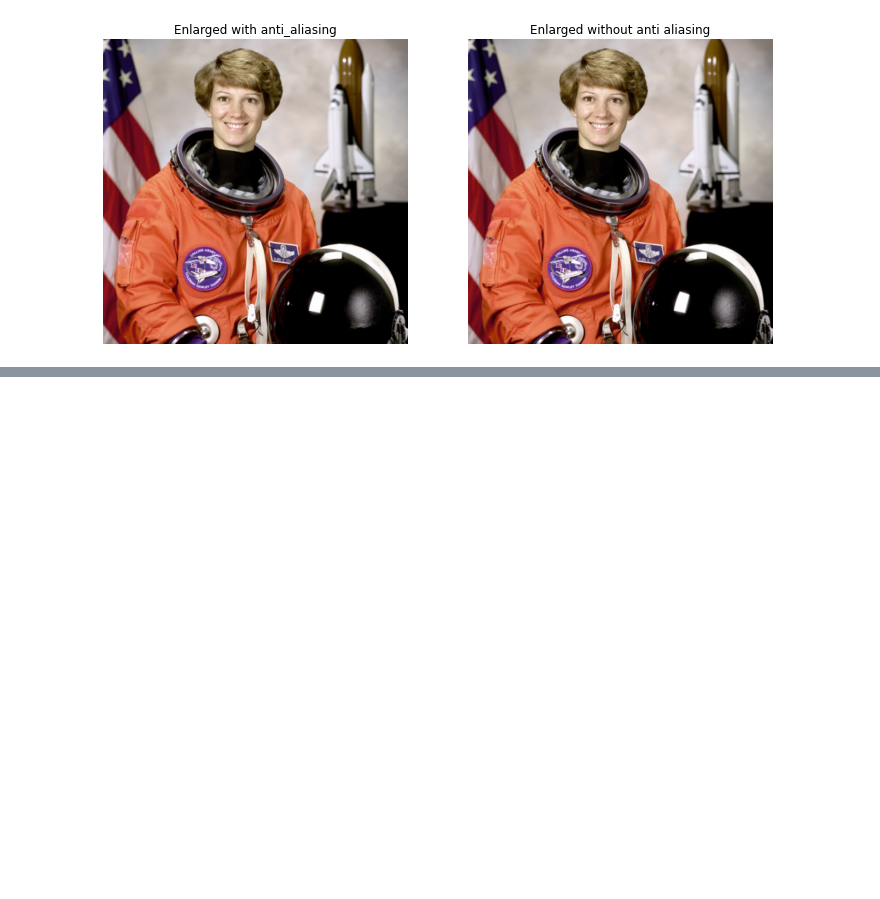
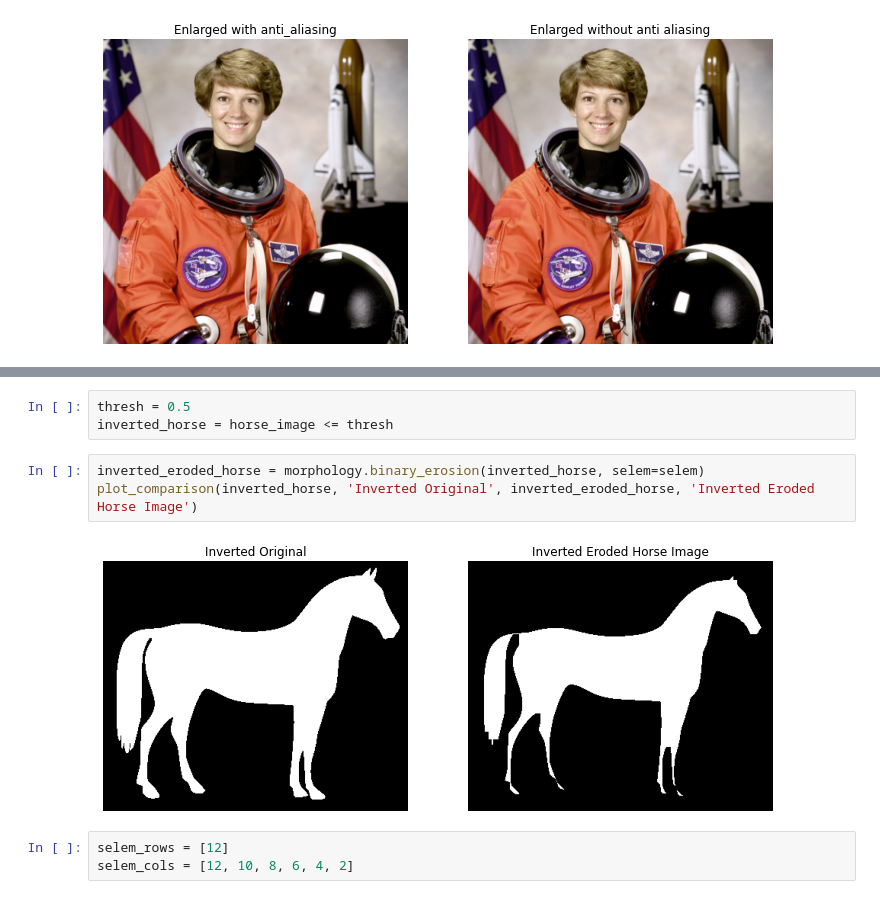
Before and after one commit to anmorgan24/Springboard, a Jupyter notebook: Notes/Image_Processing/Image_Processing_03.ipynb, the cells around one changed output, grey strips where cells are left out. Drawn from its saved outputs; the diff is of its cells as text; blank space fills up the shorter version.

```diff
--- a/Notes/Image_Processing/Image_Processing_03.ipynb
+++ b/Notes/Image_Processing/Image_Processing_03.ipynb
@@ -212,0 +312,11 @@ show_image(image_resized, 'Resized image')
+# %%
+thresh = 0.5
+inverted_horse = horse_image <= thresh
+# %%
+inverted_eroded_horse = morphology.binary_erosion(inverted_horse, selem=selem)
+plot_comparison(inverted_horse, 'Inverted Original', inverted_eroded_horse, 'Inverted Eroded Horse Image')
+# %% [output]
+[figure, added]
+# %%
+selem_rows = [12]
+selem_cols = [12, 10, 8, 6, 4, 2]
```
Also changed, not shown: parts of 23 cells of this notebook, 2 other files.
